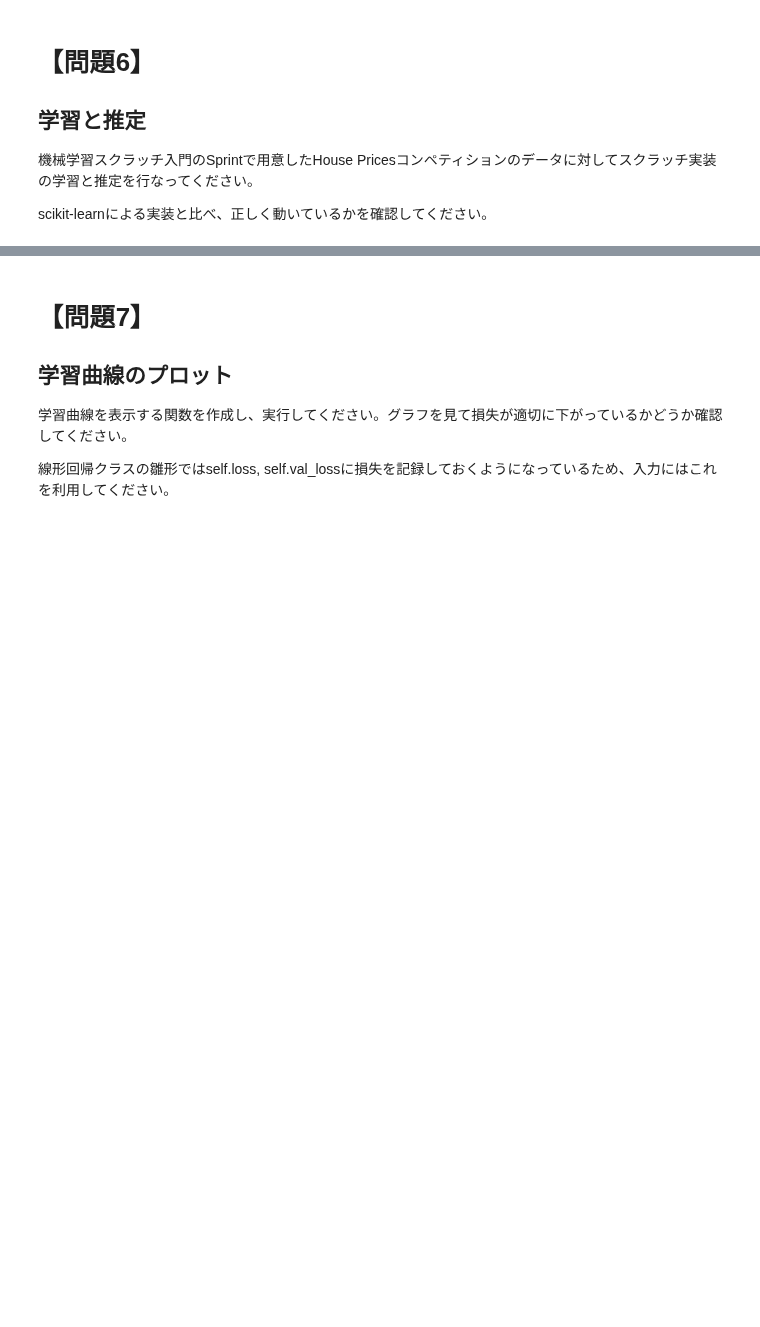
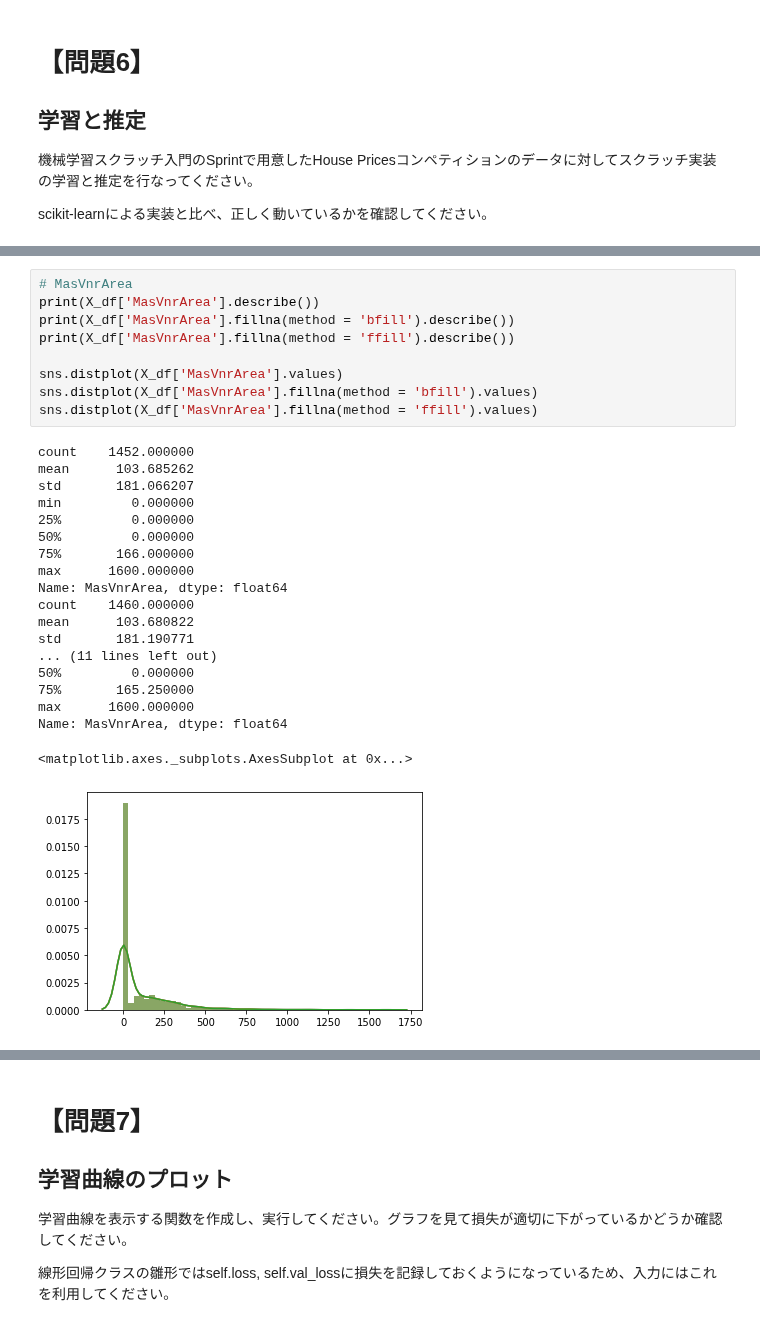
Before and after one commit to taiki-nakaso/diveintocode-ml, a Jupyter notebook: src/sprint/sprint3/sprint3-session1.ipynb, the cells around one changed output, grey strips where cells are left out. Drawn from its saved outputs; the diff is of its cells as text; blank space fills up the shorter version.

```diff
--- a/src/sprint/sprint3/sprint3-session1.ipynb
+++ b/src/sprint/sprint3/sprint3-session1.ipynb
@@ -142,0 +525,29 @@ scikit-learnによる実装と比べ、正しく動いているかを確認し
+# %%
+# MasVnrArea
+print(X_df['MasVnrArea'].describe())
+print(X_df['MasVnrArea'].fillna(method = 'bfill').describe())
+print(X_df['MasVnrArea'].fillna(method = 'ffill').describe())
+
+sns.distplot(X_df['MasVnrArea'].values)
+sns.distplot(X_df['MasVnrArea'].fillna(method = 'bfill').values)
+sns.distplot(X_df['MasVnrArea'].fillna(method = 'ffill').values)
+# %% [output]
+count    1452.000000
+mean      103.685262
+std       181.066207
+min         0.000000
+25%         0.000000
+50%         0.000000
+75%       166.000000
+max      1600.000000
+Name: MasVnrArea, dtype: float64
+count    1460.000000
+mean      103.680822
+std       181.190771
+... (11 lines left out)
+50%         0.000000
+75%       165.250000
+max      1600.000000
+Name: MasVnrArea, dtype: float64
+<matplotlib.axes._subplots.AxesSubplot at 0x...>
+[figure, added]
```
Also changed, not shown: parts of 20 cells of this notebook, 1 other file.
